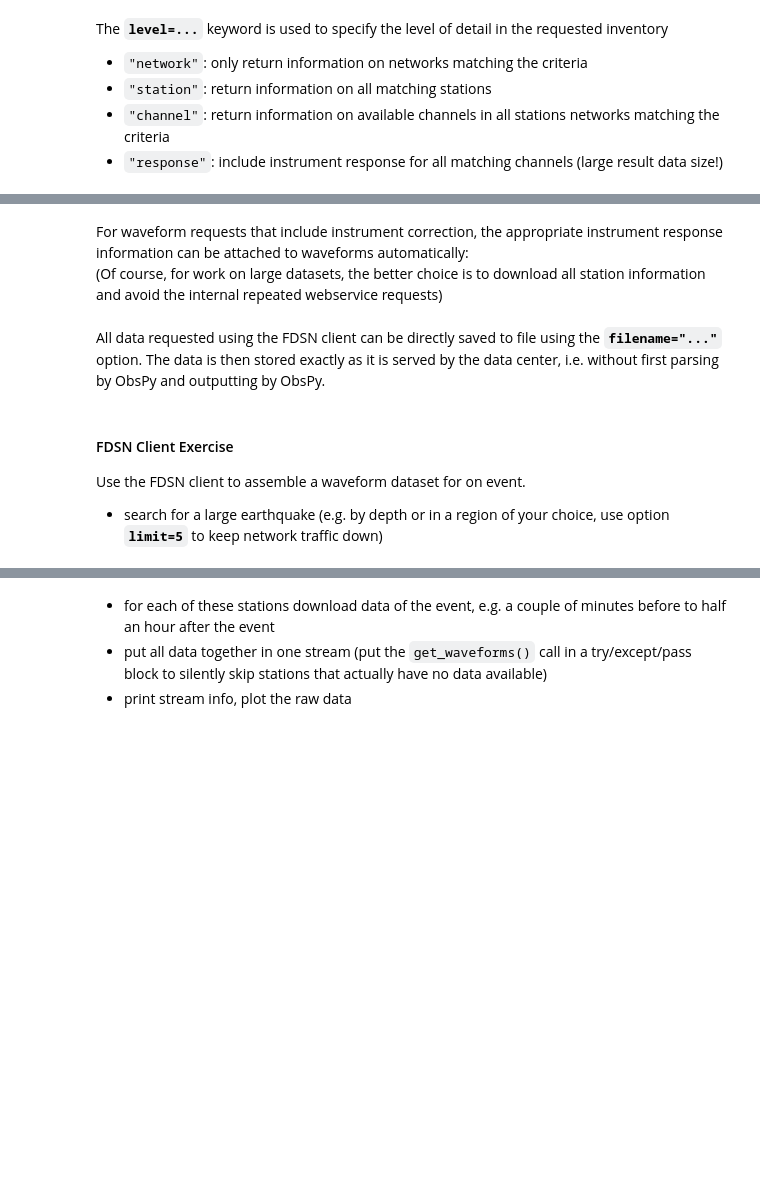
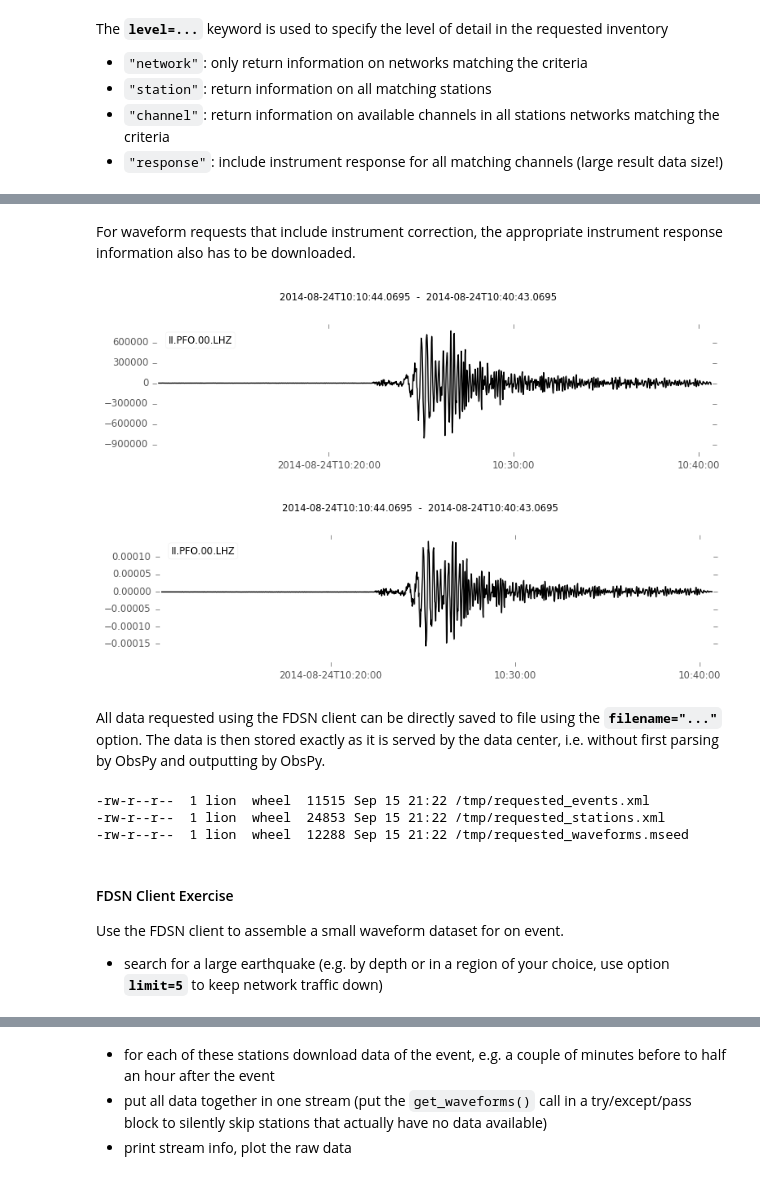
Before and after one commit to krischer/cig_llnl_computational_seismology_workshop_obspy_instaseis, a Jupyter notebook: ObsPy/06_FDSN-with_solutions.ipynb, the cells around one changed output, grey strips where cells are left out. Saved outputs shown, nothing was run; the diff lists cells and outputs as text; code cells hidden in the pictures; blank space fills up the shorter version.

```diff
--- a/ObsPy/06_FDSN-with_solutions.ipynb
+++ b/ObsPy/06_FDSN-with_solutions.ipynb
@@ -108,28 +166,36 @@ print(inventory)
-# %% [markdown]
-For waveform requests that include instrument correction, the appropriate instrument response information can be attached to waveforms automatically:
-(Of course, for work on large datasets, the better choice is to download all station information and avoid the internal repeated webservice requests)
+# %% [markdown]
+For waveform requests that include instrument correction, the appropriate instrument response information also has to be downloaded.
 # %%
-t = UTCDateTime("2011-03-11T05:46:23")  # Tohoku
-st = client.get_waveforms("II", "PFO", "*", "LHZ",
-                          t + 10 * 60, t + 30 * 60, attach_response=True)
+t = obspy.UTCDateTime("2014-08-24T10:20:44.0")  # South Napa earthquake
+st = client.get_waveforms("II", "PFO", "00", "LHZ",
+                          t - 10 * 60, t + 20 * 60)
+inv = client.get_stations(network="II", station="PFO", location="00", channel="LHZ",
+                          level="response", starttime=t - 10, endtime=t + 10)
 st.plot()
 
-st.remove_response()
+st.remove_response(inventory=inv)
 st.plot()
+# %% [output]
+[figure, added]
+[figure, added]
 # %% [markdown]
 All data requested using the FDSN client can be directly saved to file using the **`filename="..."`** option. The data is then stored exactly as it is served by the data center, i.e. without first parsing by ObsPy and outputting by ObsPy.
 # %%
-client.get_events(starttime=t-100, endtime=t+24*3600, minmagnitude=7,
+client.get_events(starttime=t-100, endtime=t+24*3600, minmagnitude=5,
                   filename="/tmp/requested_events.xml")
-client.get_stations(network="OE", station="DAVA", level="station",
+client.get_stations(network="II", station="PFO", level="station",
                     filename="/tmp/requested_stations.xml")
-client.get_waveforms("II", "PFO", "*", "LHZ", t + 10 * 60, t + 30 * 60,
+client.get_waveforms("II", "PFO", "00", "LHZ", t - 10 * 60, t + 20 * 60,
                      filename="/tmp/requested_waveforms.mseed")
 !ls -lrt /tmp/requested*
+# %% [output]
+-rw-r--r--  1 lion  wheel  11515 Sep 15 21:22 /tmp/requested_events.xml
+-rw-r--r--  1 lion  wheel  24853 Sep 15 21:22 /tmp/requested_stations.xml
+-rw-r--r--  1 lion  wheel  12288 Sep 15 21:22 /tmp/requested_waveforms.mseed
 # %% [markdown]
 #### FDSN Client Exercise
 
-Use the FDSN client to assemble a waveform dataset for on event.
+Use the FDSN client to assemble a small waveform dataset for on event.
 
 - search for a large earthquake (e.g. by depth or in a region of your choice, use option **`limit=5`** to keep network traffic down)
 # %%
```
Also changed, not shown: parts of 12 cells of this notebook, 10 other files.
